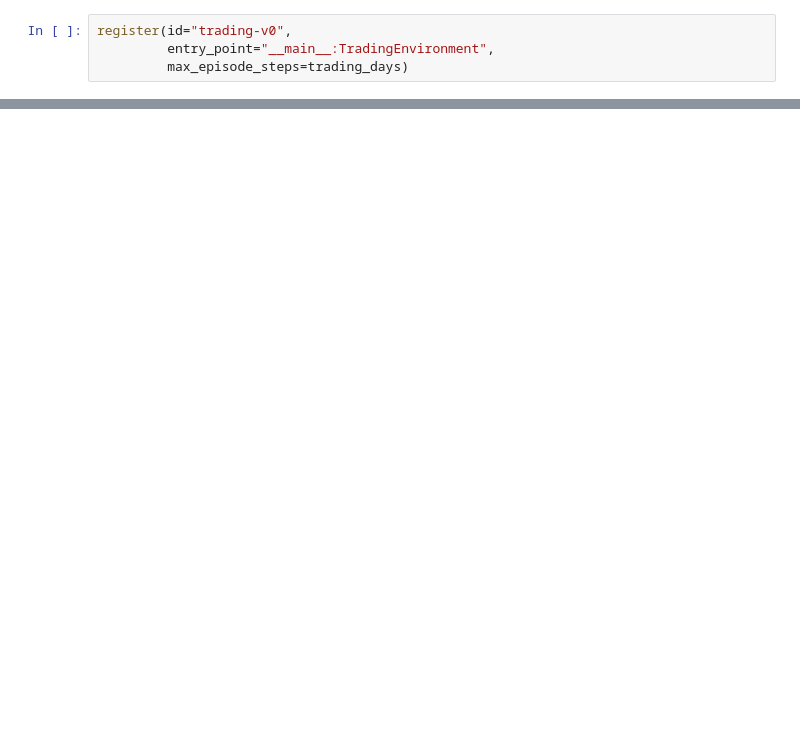
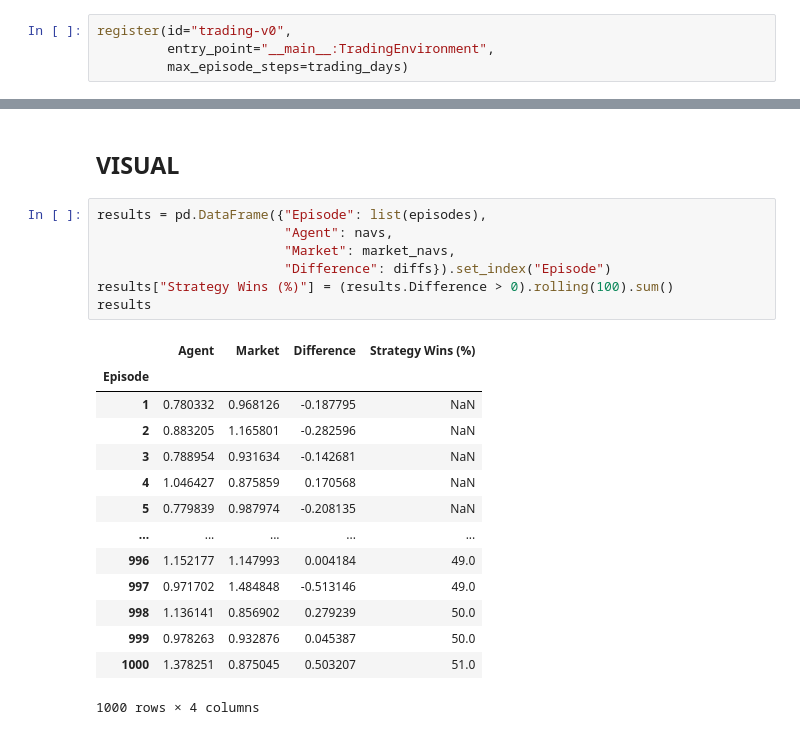
Before and after one commit to jimmyland22/CMPE260, a Jupyter notebook: CMPE260_Proj.ipynb, the cells around one changed output, grey strips where cells are left out. Saved outputs shown, nothing was run; the diff lists cells and outputs as text; blank space fills up the shorter version.

```diff
--- a/CMPE260_Proj.ipynb
+++ b/CMPE260_Proj.ipynb
@@ -310,0 +467,24 @@ trading_environment.step(2)
+# %% [markdown]
+## VISUAL
+# %%
+results = pd.DataFrame({"Episode": list(episodes),
+                        "Agent": navs,
+                        "Market": market_navs,
+                        "Difference": diffs}).set_index("Episode")
+results["Strategy Wins (%)"] = (results.Difference > 0).rolling(100).sum()
+results
+# %% [output]
+|  | Agent | Market | Difference | Strategy Wins (%) |
+| Episode |  |  |  |  |
+| 1 | 0.780332 | 0.968126 | -0.187795 | NaN |
+| 2 | 0.883205 | 1.165801 | -0.282596 | NaN |
+| 3 | 0.788954 | 0.931634 | -0.142681 | NaN |
+| 4 | 1.046427 | 0.875859 | 0.170568 | NaN |
+| 5 | 0.779839 | 0.987974 | -0.208135 | NaN |
+| ... | ... | ... | ... | ... |
+| 996 | 1.152177 | 1.147993 | 0.004184 | 49.0 |
+| 997 | 0.971702 | 1.484848 | -0.513146 | 49.0 |
+| 998 | 1.136141 | 0.856902 | 0.279239 | 50.0 |
+| 999 | 0.978263 | 0.932876 | 0.045387 | 50.0 |
+| 1000 | 1.378251 | 0.875045 | 0.503207 | 51.0 |
+1000 rows × 4 columns
```
Also changed, not shown: parts of 26 cells of this notebook.
